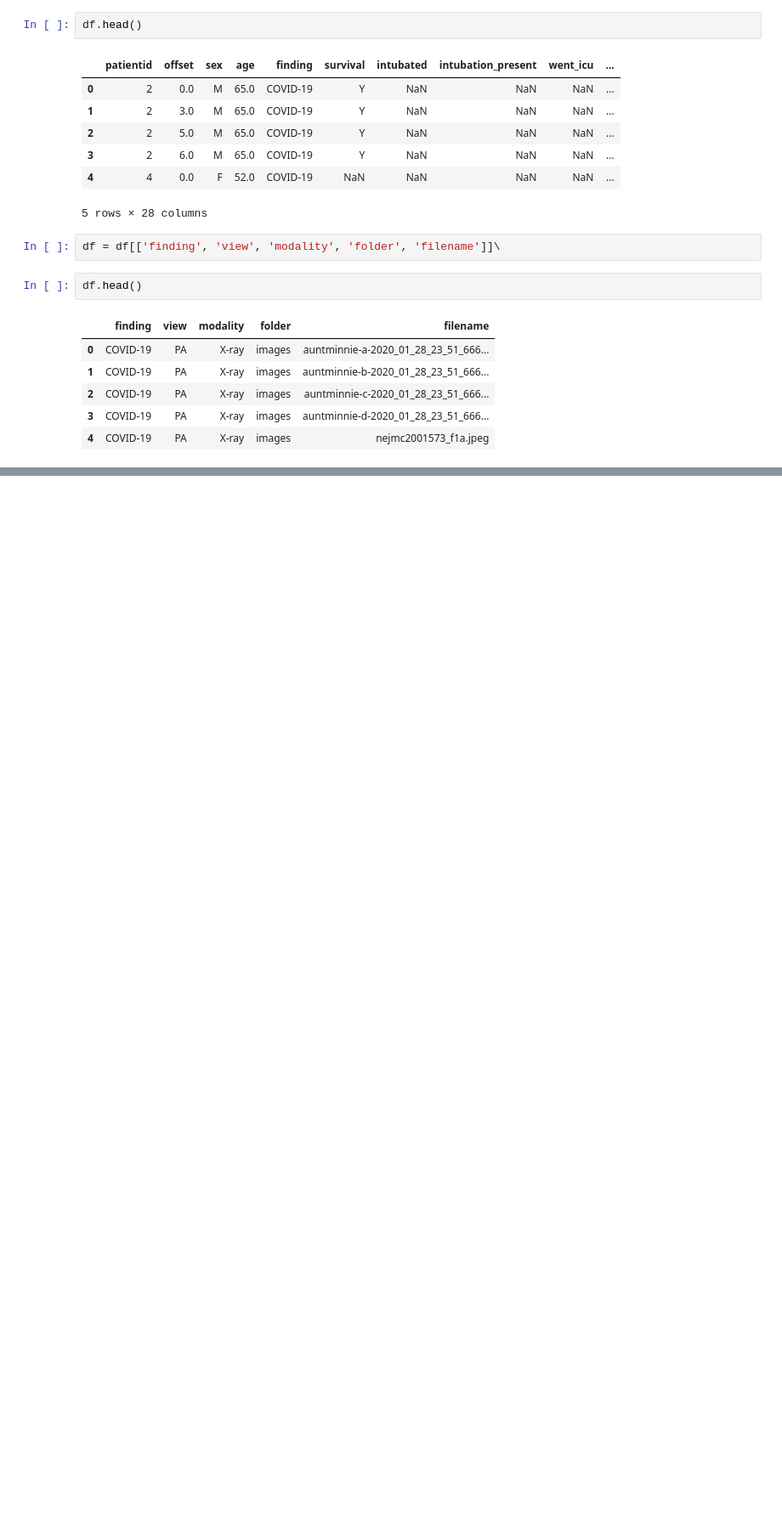
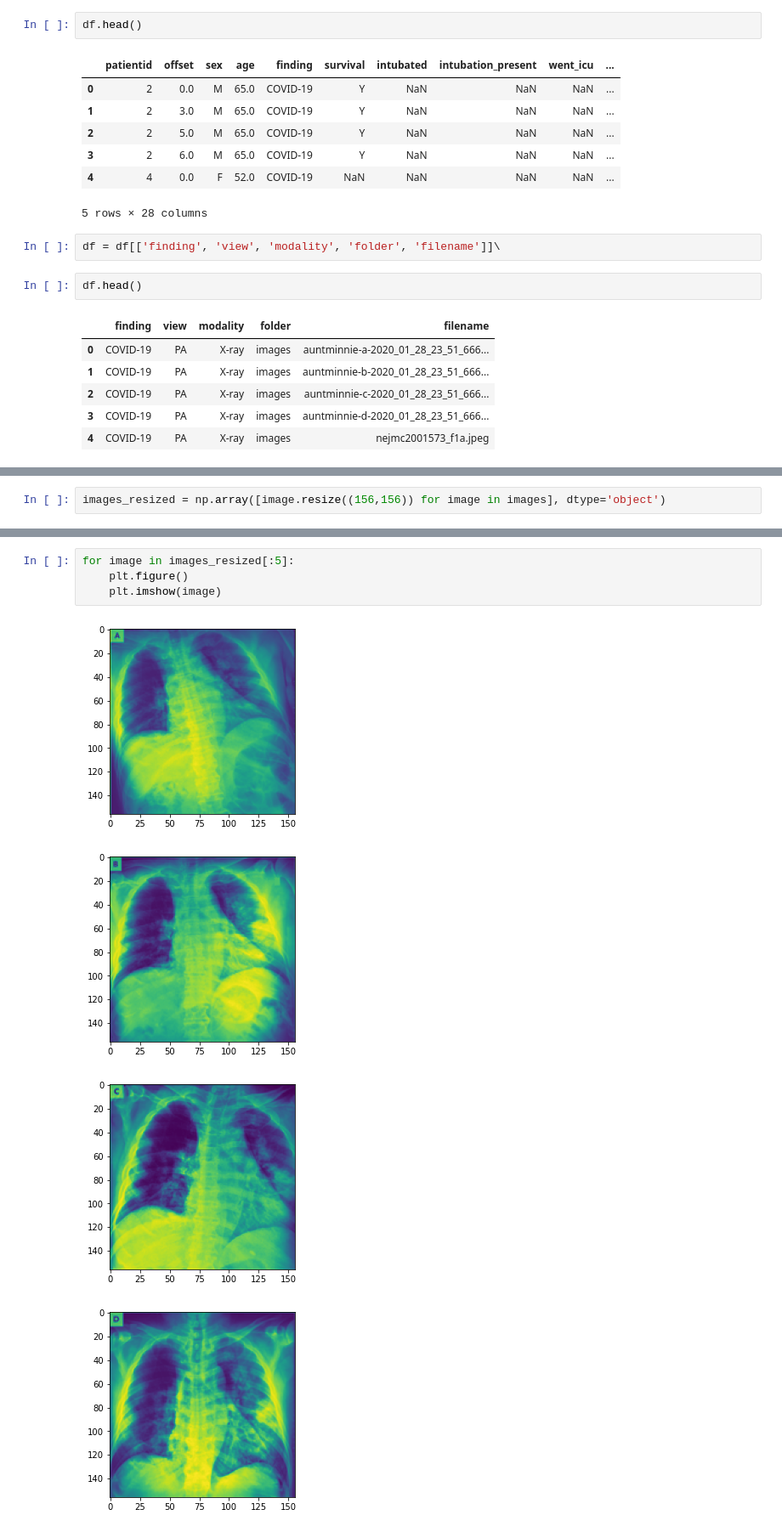
Before and after one commit to lukasrosario/cs591-project, a Jupyter notebook: project.ipynb, the cells around one changed output, grey strips where cells are left out. Shown at 85% size. Saved outputs shown, nothing was run; the diff lists cells and outputs as text; blank space fills up the shorter version.

```diff
--- a/project.ipynb
+++ b/project.ipynb
@@ -54,0 +98,2 @@ plt.imshow(images[1])
+# %%
+images_resized = np.array([image.resize((156,156)) for image in images], dtype='object')
@@ -54,0 +111,9 @@ plt.imshow(images[1])
+# %%
+for image in images_resized[:5]:
+    plt.figure()
+    plt.imshow(image)
+# %% [output]
+[figure, added]
+[figure, added]
+[figure, added]
+[figure, added]
```
Also changed, not shown: parts of 46 cells of this notebook, 3 other files.
